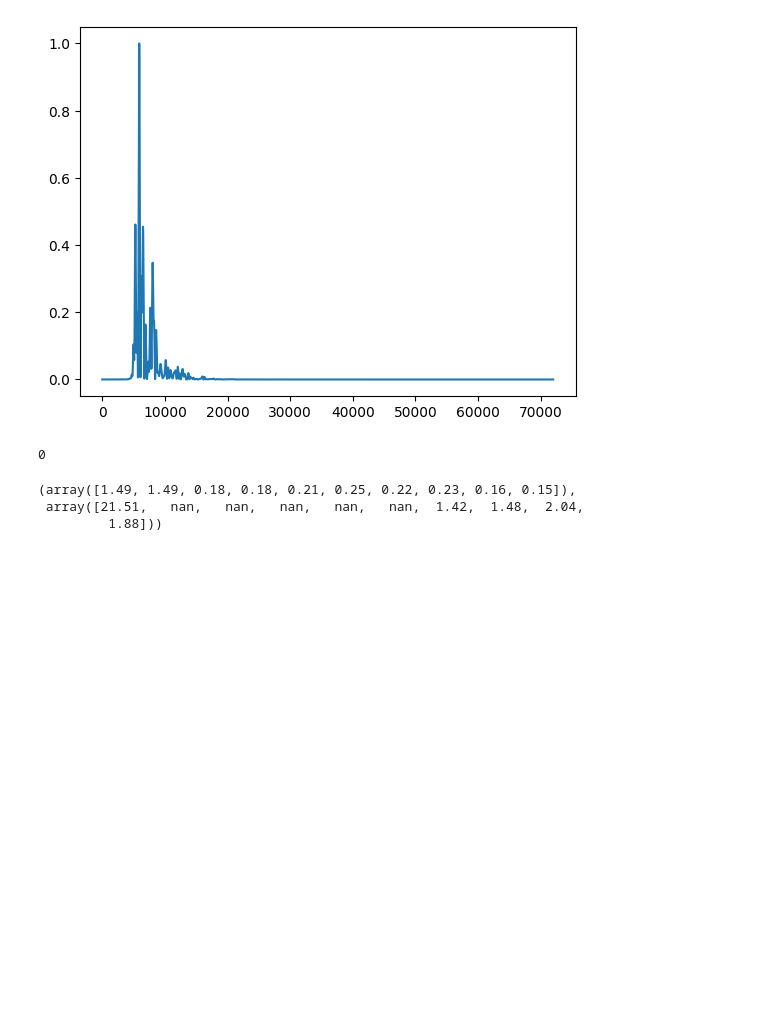
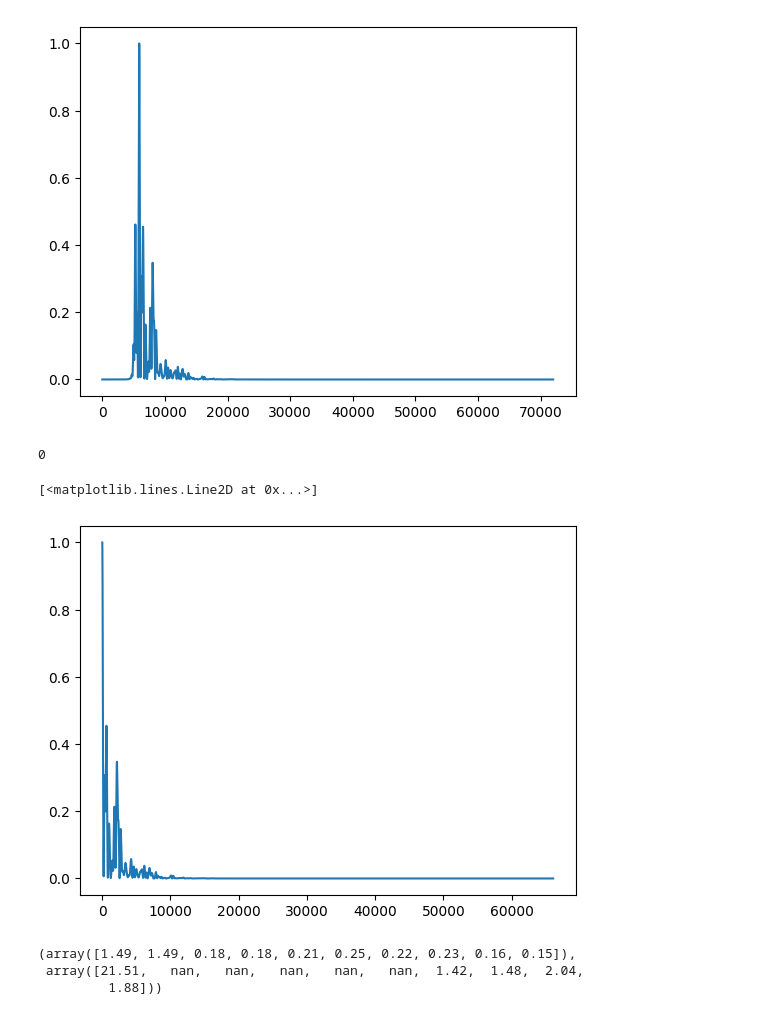
Before and after one commit to nahue-passano/ImpRA, a Jupyter notebook: notebooks/playground.ipynb, the cells around one changed output. Saved outputs shown, nothing was run; the diff lists cells and outputs as text; code cells hidden in the pictures; blank space fills up the shorter version.

```diff
--- a/notebooks/playground.ipynb
+++ b/notebooks/playground.ipynb
@@ -68,8 +68,12 @@ plt.plot(test)
 # %%
 print(np.argmax(test))
 test = test[np.argmax(test):]
+
+plt.plot(test)
 # %% [output]
 0
+[<matplotlib.lines.Line2D at 0x...>]
+[figure, added]
 # %%
 def ttyedtt(x, y, fs):
     '''
```
Also changed, not shown: parts of 11 cells of this notebook.
